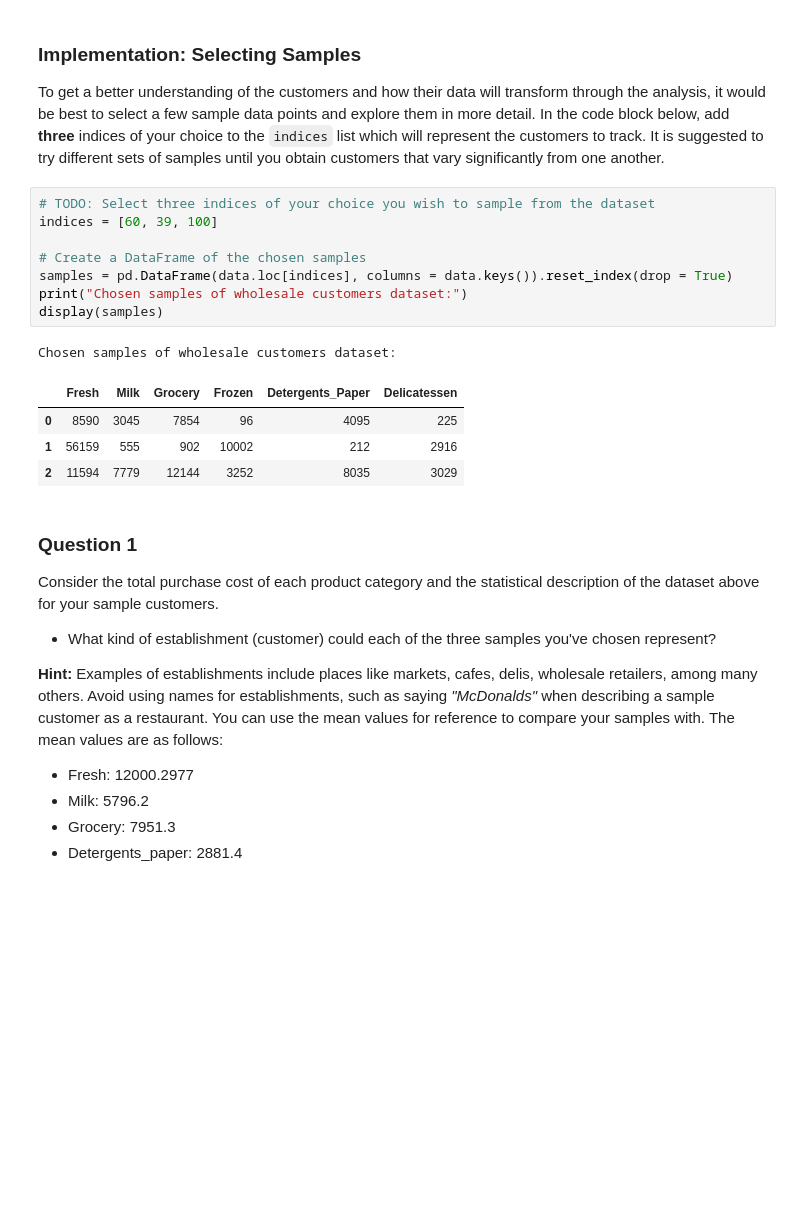
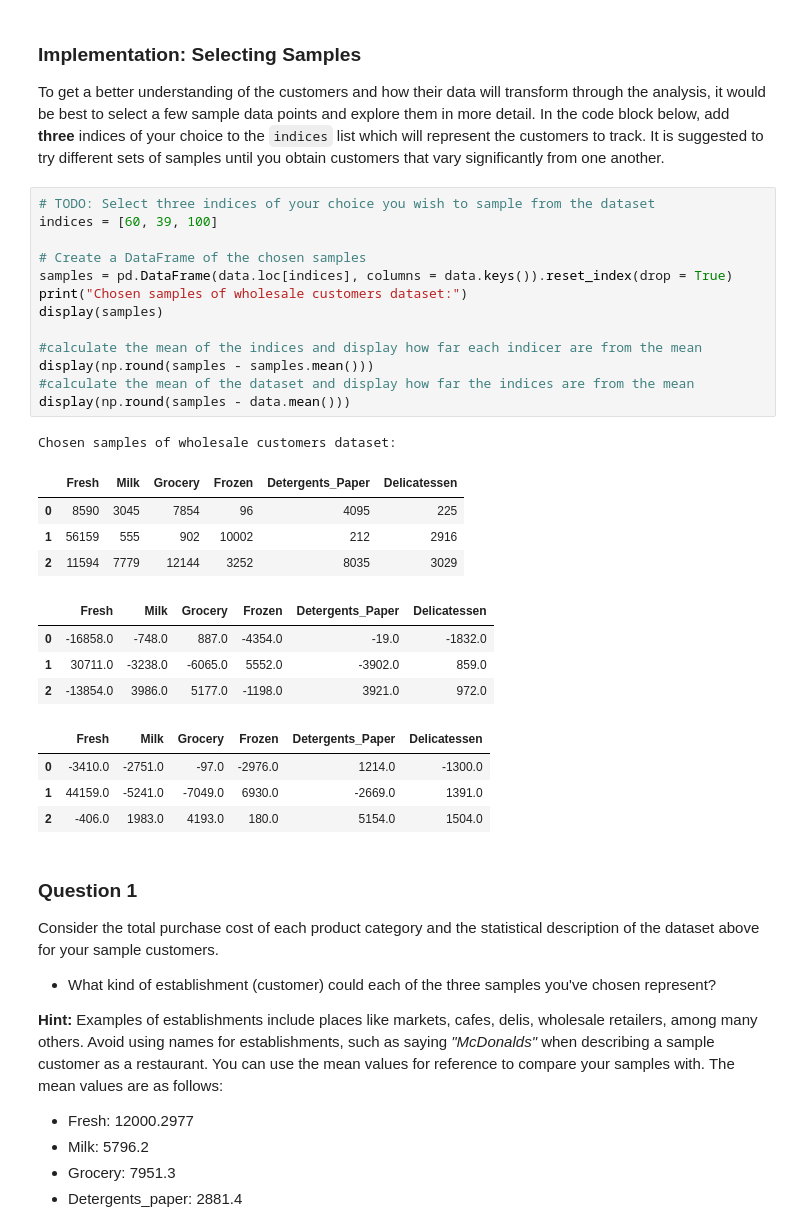
Before and after one commit to EliasPLM/machine-learning-master, a Jupyter notebook: customer_segments/customer_segments.ipynb, the cells around one changed output. Cells and saved outputs as stored; diff of their text form; blank space fills up the shorter version.

```diff
--- a/customer_segments/customer_segments.ipynb
+++ b/customer_segments/customer_segments.ipynb
@@ -61,17 +61,30 @@ To get a better understanding of the customers and how their data will transform
 # %%
 # TODO: Select three indices of your choice you wish to sample from the dataset
 indices = [60, 39, 100]
 
 # Create a DataFrame of the chosen samples
 samples = pd.DataFrame(data.loc[indices], columns = data.keys()).reset_index(drop = True)
 print("Chosen samples of wholesale customers dataset:")
 display(samples)
+
+#calculate the mean of the indices and display how far each indicer are from the mean
+display(np.round(samples - samples.mean()))
+#calculate the mean of the dataset and display how far the indices are from the mean
+display(np.round(samples - data.mean()))
 # %% [output]
 Chosen samples of wholesale customers dataset:
 |  | Fresh | Milk | Grocery | Frozen | Detergents_Paper | Delicatessen |
 | 0 | 8590 | 3045 | 7854 | 96 | 4095 | 225 |
 | 1 | 56159 | 555 | 902 | 10002 | 212 | 2916 |
 | 2 | 11594 | 7779 | 12144 | 3252 | 8035 | 3029 |
+|  | Fresh | Milk | Grocery | Frozen | Detergents_Paper | Delicatessen |
+| 0 | -16858.0 | -748.0 | 887.0 | -4354.0 | -19.0 | -1832.0 |
+| 1 | 30711.0 | -3238.0 | -6065.0 | 5552.0 | -3902.0 | 859.0 |
+| 2 | -13854.0 | 3986.0 | 5177.0 | -1198.0 | 3921.0 | 972.0 |
+|  | Fresh | Milk | Grocery | Frozen | Detergents_Paper | Delicatessen |
+| 0 | -3410.0 | -2751.0 | -97.0 | -2976.0 | 1214.0 | -1300.0 |
+| 1 | 44159.0 | -5241.0 | -7049.0 | 6930.0 | -2669.0 | 1391.0 |
+| 2 | -406.0 | 1983.0 | 4193.0 | 180.0 | 5154.0 | 1504.0 |
 # %% [markdown]
 ### Question 1
 Consider the total purchase cost of each product category and the statistical description of the dataset above for your sample customers.
```
Also changed, not shown: parts of 13 cells of this notebook, 1 other file.
